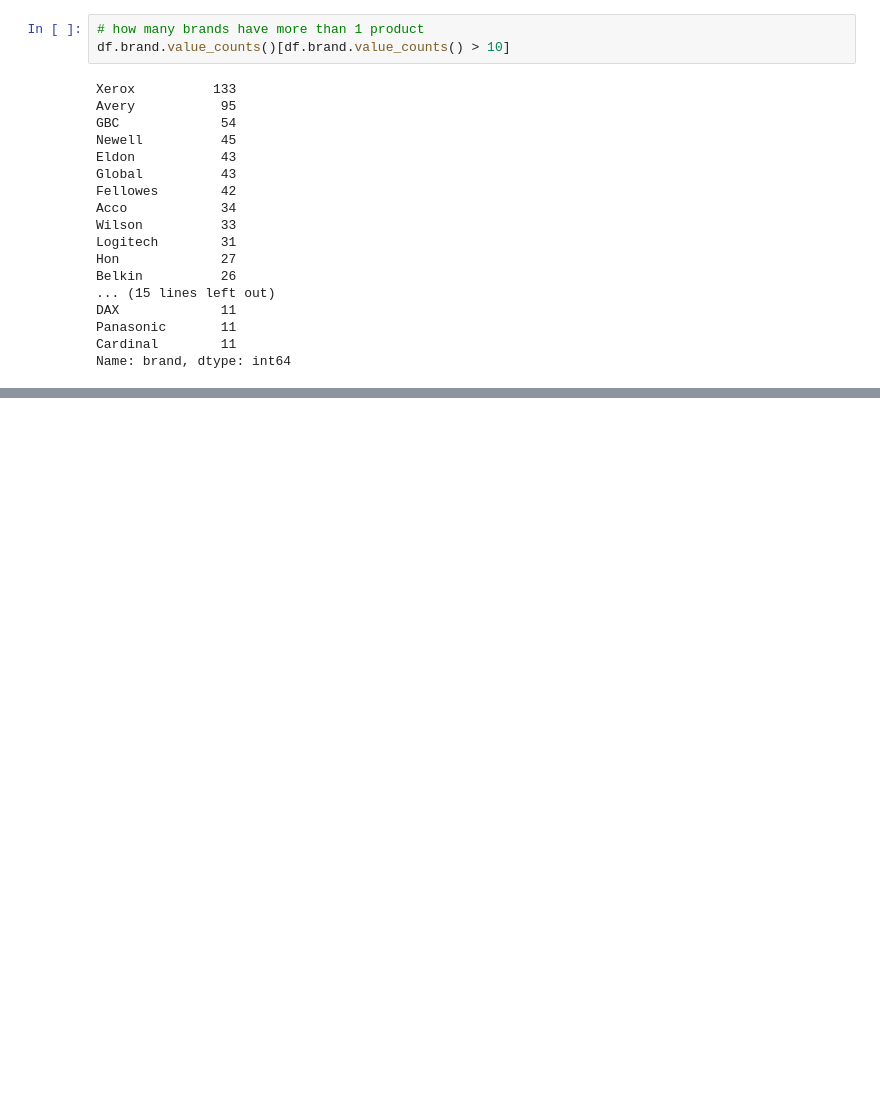
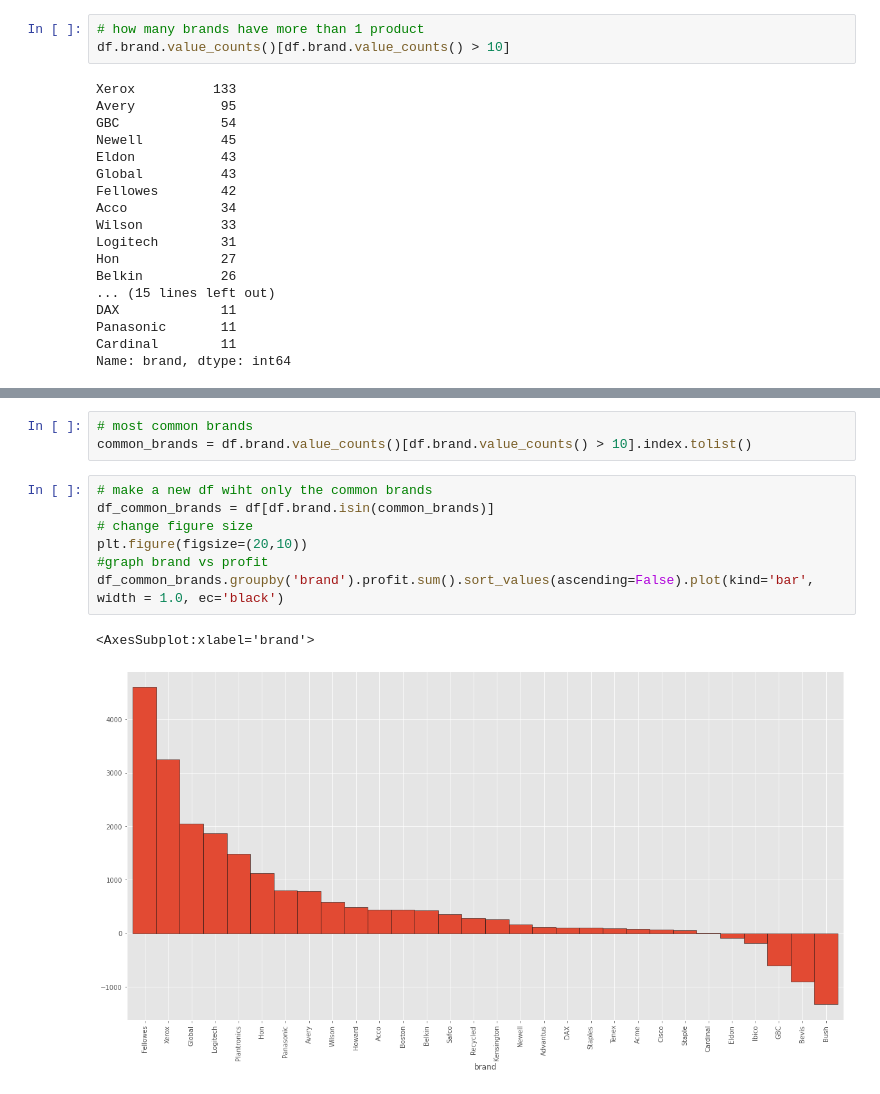
Before and after one commit to Waterman-Teceno-TSA/time-series-project, a Jupyter notebook: teceno_work.ipynb, the cells around one changed output, grey strips where cells are left out. Saved outputs shown, nothing was run; the diff lists cells and outputs as text; blank space fills up the shorter version.

```diff
--- a/teceno_work.ipynb
+++ b/teceno_work.ipynb
@@ -192,0 +247,13 @@ Name: brand, dtype: int64
+# %%
+# most common brands
+common_brands = df.brand.value_counts()[df.brand.value_counts() > 10].index.tolist()
+# %%
+# make a new df wiht only the common brands
+df_common_brands = df[df.brand.isin(common_brands)]
+# change figure size
+plt.figure(figsize=(20,10))
+#graph brand vs profit
+df_common_brands.groupby('brand').profit.sum().sort_values(ascending=False).plot(kind='bar', width = 1.0, ec='black')
+# %% [output]
+<AxesSubplot:xlabel='brand'>
+[figure, added]
```
Also changed, not shown: parts of 37 cells of this notebook, 1 other file.
